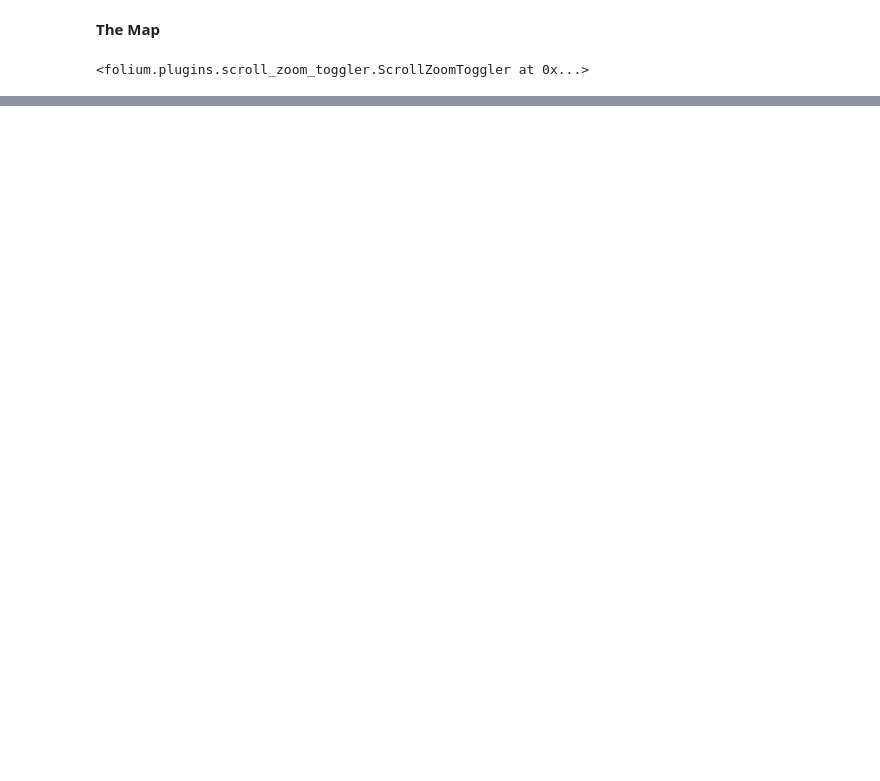
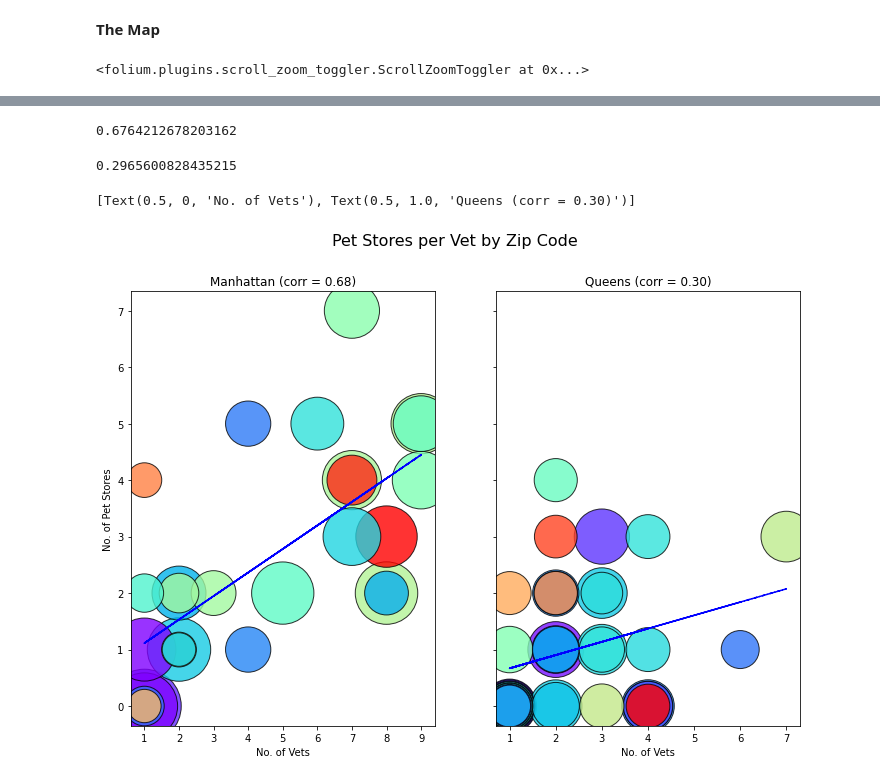
Before and after one commit to DavidKentShirley/Pet_Store_Location_Analysis, a Jupyter notebook: Final_Pet_Store_Project.ipynb, the cells around one changed output, grey strips where cells are left out. Drawn from its saved outputs; the diff is of its cells as text; code cells hidden in the pictures; blank space fills up the shorter version.

```diff
--- a/Final_Pet_Store_Project.ipynb
+++ b/Final_Pet_Store_Project.ipynb
@@ -131,0 +280,5 @@ base_map
+# %%
+# Counts the zip codes for each dataframe
+PetStore_Queens_DF = PetStores_Queens_DF.groupby('zip_code').count()
+Vets_Queens_DF = Vets_Queens_DF.groupby('zip_code').count()
+DogParks_Queens_DF = DogParks_Queens_DF.groupby('zip_code').count()
@@ -131,0 +323,3 @@ base_map
+# %%
+zipcodesinNYcounty = zipcodesinNYcounty.dropna()
+zipcodesinNYcounty = zipcodesinNYcounty.set_index('Zip')
@@ -131,0 +367,4 @@ base_map
+# %%
+PetStore_Manhattan_DF = PetStores_Manhattan_DF.groupby('zip_code').count()
+Vets_Manhattan_DF = Vets_Manhattan_DF.groupby('zip_code').count()
+DogParks_Manhattan_DF = DogParks_Manhattan_DF.groupby('zip_code').count()
@@ -131,0 +426,51 @@ base_map
+# %%
+Manhattan_Counts_Has_Vet = Manhattan_Counts[Manhattan_Counts['No. of Vets'] >0]
+Queens_Counts_Has_Vet = Queens_Counts[Queens_Counts['No. of Vets'] >0]
+# %%
+mhtn_corr_has_vets = Manhattan_Counts_Has_Vet['No. of Vets'].corr(Manhattan_Counts_Has_Vet['No. of Pet Stores'])
+mhtn_corr_has_vets
+# %% [output]
+0.6764212678203162
+# %%
+qns_corr_has_vets = Queens_Counts_Has_Vet['No. of Vets'].corr(Queens_Counts_Has_Vet['No. of Pet Stores'])
+qns_corr_has_vets
+# %% [output]
+0.2965600828435215
+# %%
+# Makes a graph for petstores per zipcode in the two bouroughs
+import numpy as np
+
+fig, (ax4, ax5) = plt.subplots(1, 2, figsize=(12,8), sharey = True)
+
+z_Mhtn = np.polyfit(Manhattan_Counts_Has_Vet['No. of Vets'],
+               Manhattan_Counts_Has_Vet['No. of Pet Stores'], 1)
+
+p_mhtn = np.poly1d(z_Mhtn)
+
+z_qns = np.polyfit(Queens_Counts_Has_Vet['No. of Vets'],
+               Queens_Counts_Has_Vet['No. of Pet Stores'], 1)
+
+p_qns = np.poly1d(z_qns)
+
+ax4.scatter(Manhattan_Counts_Has_Vet['No. of Vets'], Manhattan_Counts_Has_Vet['No. of Pet Stores'],
+            s = 0.05*Manhattan_Counts_Has_Vet['Household_Income'],
+            c=Manhattan_Counts_Has_Vet['Population'],
+            cmap="rainbow", edgecolor = 'k', alpha = 0.8)
+
+ax4.plot(Manhattan_Counts_Has_Vet['No. of Vets'],p_mhtn(Manhattan_Counts_Has_Vet['No. of Vets']),"b--")
+
+ax5.scatter(Queens_Counts_Has_Vet['No. of Vets'], Queens_Counts_Has_Vet['No. of Pet Stores'],
+            s = 0.05*(Queens_Counts_Has_Vet['Household_Income']),
+            c=Queens_Counts_Has_Vet['Population'],
+            cmap="rainbow", edgecolor = 'k', alpha = 0.8)
+
+ax5.plot(Queens_Counts_Has_Vet['No. of Vets'],p_qns(Queens_Counts_Has_Vet['No. of Vets']),"b--")
+
+
+fig.suptitle('Pet Stores per Vet by Zip Code', fontsize=16)
+
+ax4.set(xlabel = 'No. of Vets', ylabel = 'No. of Pet Stores', title = 'Manhattan (corr = 0.68)')
+ax5.set(xlabel = 'No. of Vets', title = 'Queens (corr = 0.30)')
+# %% [output]
+[Text(0.5, 0, 'No. of Vets'), Text(0.5, 1.0, 'Queens (corr = 0.30)')]
+[figure, added]
```
Also changed, not shown: parts of 48 cells of this notebook, 13 other files.
